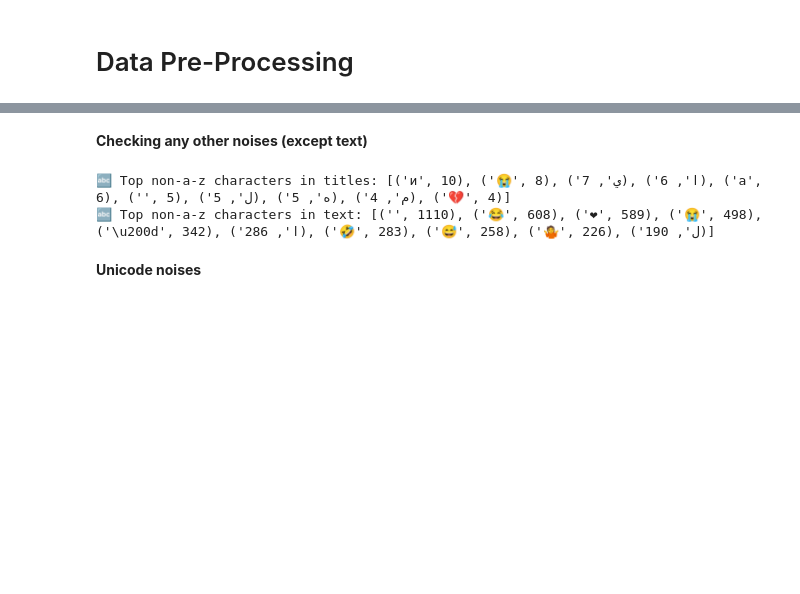
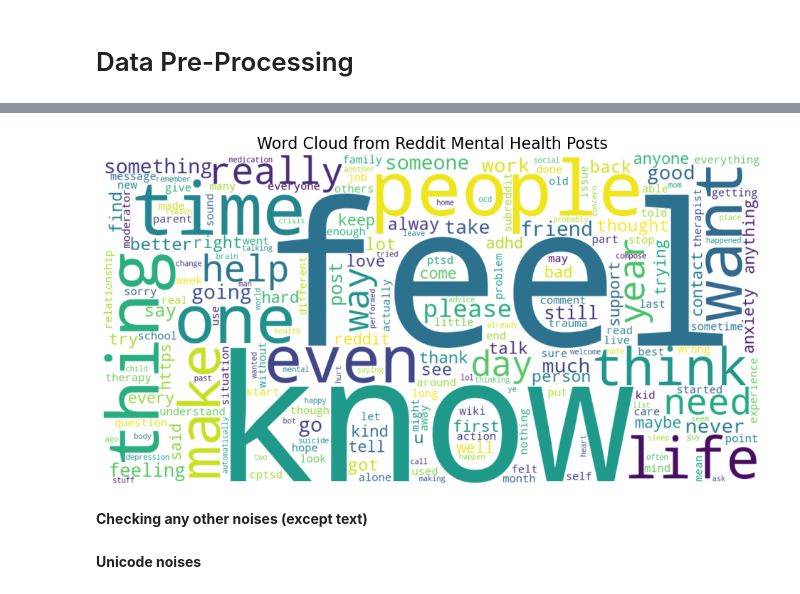
Before and after one commit to Rawbeenprajapati/Early-Detection-of-Mental-Health-Symptoms-via-Social-Media-Text-Analysis, a Jupyter notebook: Early Detection of Mental Health Symptoms via Social Media Text Analysis.ipynb, the cells around one changed output, grey strips where cells are left out. Drawn from its saved outputs; the diff is of its cells as text; code cells hidden in the pictures; blank space fills up the shorter version.

```diff
--- a/Early Detection of Mental Health Symptoms via Social Media Text Analysis.ipynb
+++ b/Early Detection of Mental Health Symptoms via Social Media Text Analysis.ipynb
@@ -491,0 +454,11 @@ Cleaned and tokenized file saved to: output\reddit_cleaned_tokenized.csv
+# %%
+# Getting current working directory
+current_dir = os.getcwd()
+
+# Defining path to 'output' folder
+output_dir = os.path.join(current_dir, 'output')
+
+# Defining file paths
+input_file = os.path.join(output_dir, 'reddit_mentalhealth_processed.csv')
+df = pd.read_csv(input_file)
+df
@@ -492,29 +479,57 @@ Cleaned and tokenized file saved to: output\reddit_cleaned_tokenized.csv
+# %%
+import os
+import pandas as pd
+from wordcloud import WordCloud
+import matplotlib.pyplot as plt
+
+all_text = ' '.join(df['processed_text'].astype(str).tolist())
+
+# Step 6: Generate the word cloud
+wordcloud = WordCloud(width=1200, height=600, background_color='white', collocations=False).generate(all_text)
+
+# Step 7: Display the word cloud
+plt.figure(figsize=(12, 6))
+plt.imshow(wordcloud, interpolation='bilinear')
+plt.axis('off')
+plt.title('Word Cloud from Reddit Mental Health Posts', fontsize=16)
+plt.show()
+# %% [output]
+[figure, added]
 # %% [markdown]
 **Checking any other noises (except text)**
 # %%
-# Function to extract unique non-a-z characters from text
-def extract_nonaz_chars(text):
-    return re.findall(r'[^a-z\s]', str(text).lower())
+# # Getting current working directory
+# current_dir = os.getcwd()
 
-# Apply to title and text
-df['title_nonaz_chars'] = df['title'].apply(extract_nonaz_chars)
-df['text_nonaz_chars'] = df['text'].apply(extract_nonaz_chars)
+# # Defining path to 'output' folder
+# output_dir = os.path.join(current_dir, 'output')
 
-# Optional: Flatten and count frequency of non-a-z characters across all titles and texts
-from collections import Counter
+# # Defining full path to the CSV file
+# output_file = os.path.join(output_dir, 'reddit_mentalhealth_processed.csv')
 
-all_title_chars = [char for sublist in df['title_nonaz_chars'] for char in sublist]
-all_text_chars = [char for sublist in df['text_nonaz_chars'] for char in sublist]
+# # Loading CSV using pandas
+# df = pd.read_csv(output_file)
 
-title_char_counts = Counter(all_title_chars)
-text_char_counts = Counter(all_text_chars)
+# # Function to extract unique non-a-z characters from text
+# def extract_nonaz_chars(text):
+#     return re.findall(r'[^a-z\s]', str(text).lower())
 
-# Show top 10 most common non-a-z characters
-print("🔤 Top non-a-z characters in titles:", title_char_counts.most_common(10))
-print("🔤 Top non-a-z characters in text:", text_char_counts.most_common(10))
+# # Apply to title and text
+# df['title_nonaz_chars'] = df['title'].apply(extract_nonaz_chars)
+# df['text_nonaz_chars'] = df['text'].apply(extract_nonaz_chars)
+
+# # Optional: Flatten and count frequency of non-a-z characters across all titles and texts
+# from collections import Counter
+
+# all_title_chars = [char for sublist in df['title_nonaz_chars'] for char in sublist]
+# all_text_chars = [char for sublist in df['text_nonaz_chars'] for char in sublist]
+
+# title_char_counts = Counter(all_title_chars)
+# text_char_counts = Counter(all_text_chars)
+
+# # Show top 10 most common non-a-z characters
+# print("🔤 Top non-a-z characters in titles:", title_char_counts.most_common(10))
+# print("🔤 Top non-a-z characters in text:", text_char_counts.most_common(10))
-# %% [output]
-🔤 Top non-a-z characters in titles: [('и', 10), ('😭', 8), ('ي', 7), ('ا', 6), ('а', 6), ('️', 5), ('ل', 5), ('ه', 5), ('م', 4), ('💔', 4)]
-🔤 Top non-a-z characters in text: [('️', 1110), ('😂', 608), ('❤', 589), ('😭', 498), ('\u200d', 342), ('ا', 286), ('🤣', 283), ('😅', 258), ('🤷', 226), ('ل', 190)]
 # %% [markdown]
 **Unicode noises**
 # %% [markdown]
```
Also changed, not shown: parts of 56 cells of this notebook, 3 other files.
